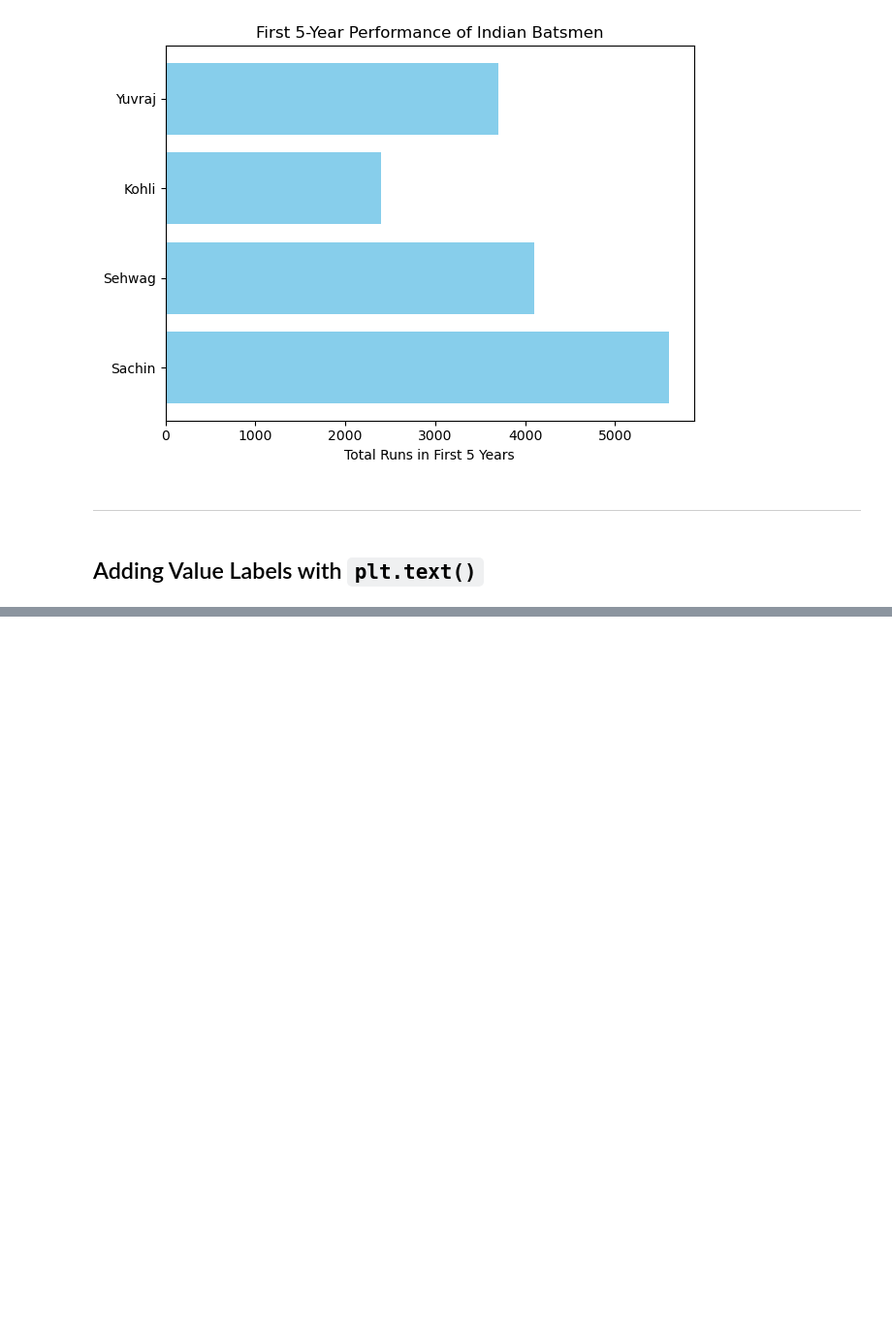
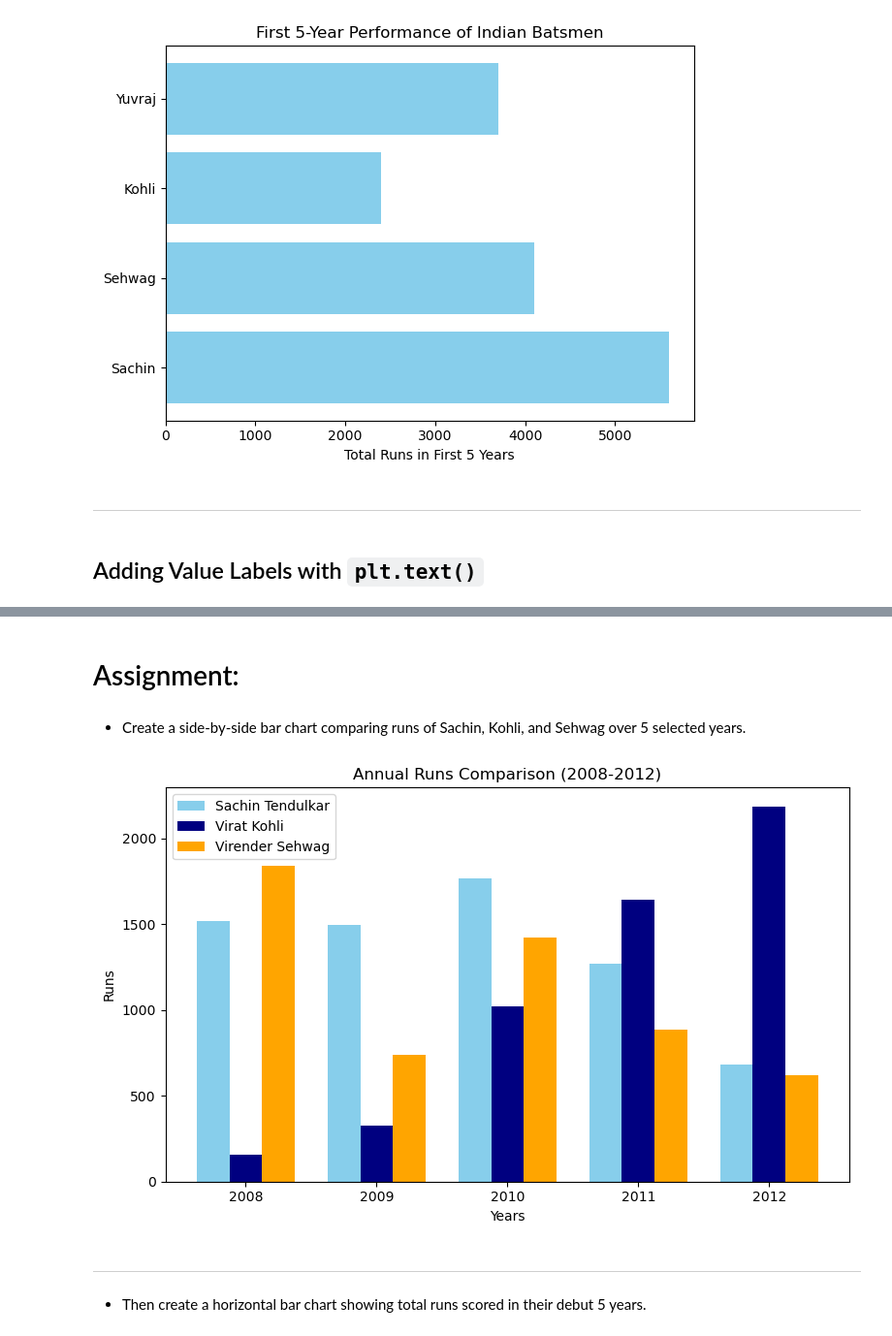
Before and after one commit to yashmahajancd/ULTIMATE-JOB-READY-DATA-SCIENCE, a Jupyter notebook: 08-matplotlib/02_bar_plot.ipynb, the cells around one changed output, grey strips where cells are left out. Shown at 97% size. Saved outputs shown, nothing was run; the diff lists cells and outputs as text; code cells hidden in the pictures; blank space fills up the shorter version.

Commit message:
bar charts in matplotlib

```diff
--- a/08-matplotlib/02_bar_plot.ipynb
+++ b/08-matplotlib/02_bar_plot.ipynb
@@ -230,0 +233,4 @@ plt.show()
+# %% [markdown]
+# Assignment:
+# %% [markdown]
+- Create a side-by-side bar chart comparing runs of Sachin, Kohli, and Sehwag over 5 selected years.
@@ -230,0 +239,29 @@ plt.show()
+# %%
+# Data for the Side-by-Side Bar Chart (2008-2012)
+
+years = ['2008', '2009', '2010', '2011', '2012']
+sachin_runs = [1515, 1494, 1766, 1269, 684]
+kohli_runs = [159, 325, 1021, 1644, 2186]
+sehwag_runs = [1841, 741, 1422, 884, 622]
+# %%
+x = np.arange(len(years))
+width = 0.25
+# %%
+plt.figure(figsize=(8, 5))
+plt.bar(x - width, sachin_runs, width, color='skyblue', label='Sachin Tendulkar')
+plt.bar(x, kohli_runs, width, color='navy', label='Virat Kohli')
+plt.bar(x + width, sehwag_runs, width, color='orange', label='Virender Sehwag')
+
+plt.xlabel("Years")
+plt.ylabel("Runs")
+plt.title("Annual Runs Comparison (2008-2012)")
+plt.xticks(x, years)
+plt.legend()
+plt.tight_layout()
+plt.show()
+# %% [output]
+[figure, added]
+# %% [markdown]
+---
+# %% [markdown]
+- Then create a horizontal bar chart showing total runs scored in their debut 5 years.
```
Also changed, not shown: parts of 4 cells of this notebook.
